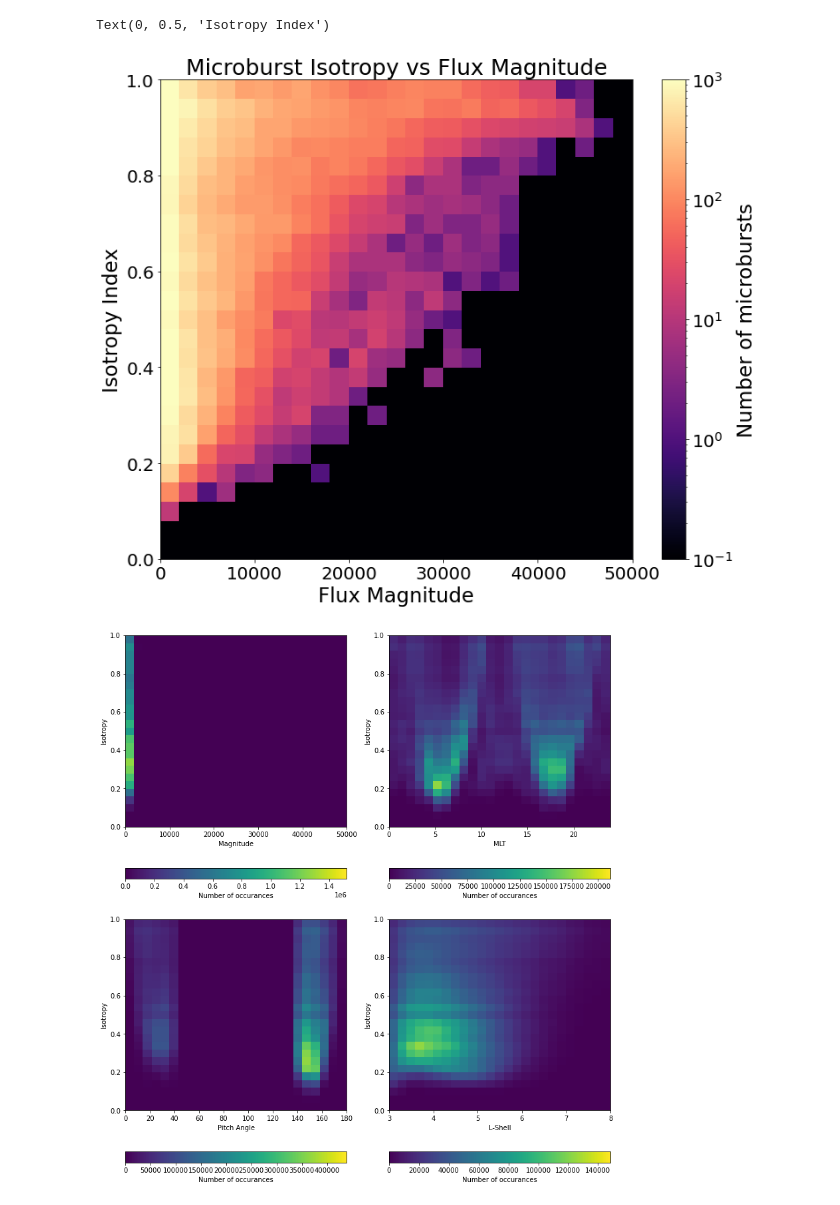
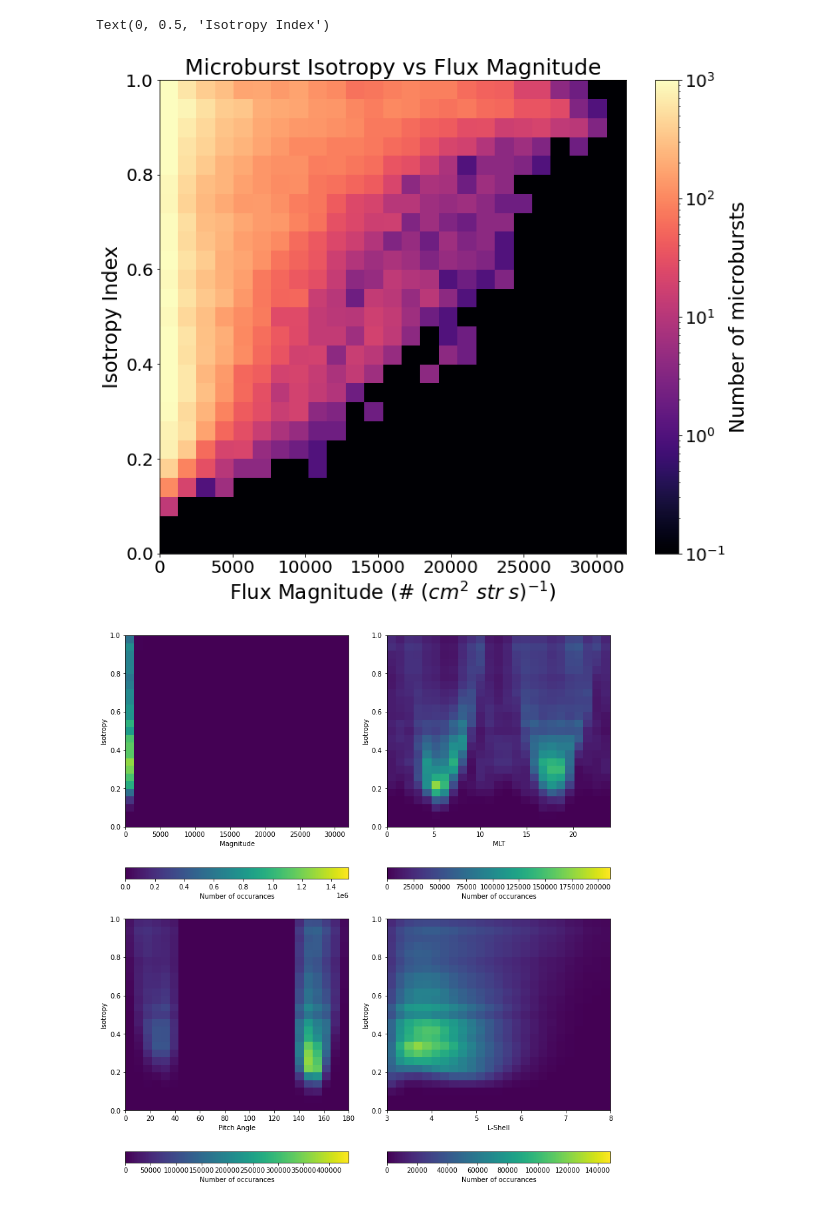
Before and after one commit to conradmr98/lasp-microburst-research, a Jupyter notebook: sampexlib/SAMPEX/Binned_Iso_HIST (year).ipynb, the cells around one changed output. Drawn from its saved outputs; the diff is of its cells as text; code cells hidden in the pictures.

```diff
--- a/sampexlib/SAMPEX/Binned_Iso_HIST (year).ipynb
+++ b/sampexlib/SAMPEX/Binned_Iso_HIST (year).ipynb
@@ -36,7 +36,7 @@ bin_num = 25
 
 iso_bins = np.linspace(0, max_iso, num=bin_num+1)
 
-mag_bins = np.linspace(0, 50000, num=bin_num+1)
+mag_bins = np.linspace(0, 33000, num=bin_num+1)
 MLT_bins = np.linspace(0, 24, num=bin_num+1)
 PA_bins = np.linspace(0, 180, num=bin_num+1)
 L_bins = np.linspace(3, 8, num=bin_num+1)
@@ -111,6 +111,9 @@ for day_of_year in np.arange(int(start_day), int(end_day)+1):
     # calculation of B_3 bin percentiles
     y_microburst, B_3_microburst, B_3 = mb_magnitude(N_100, N_100_microburst, A_500)
 
+    ### COUNTS TO FLUX CONVERT ###
+    y_microburst = counts2flux(y_microburst)
+
     y = N_100 - B_3
     y_background = y[BG_mask]
 
@@ -191,0 +207,6 @@ plt.show()
+# %%
+print(mag_bins)
+print(counts2flux(mag_bins))
+print(counts2flux(48000))
+
+mag_bins = np.linspace(0, 32000, num=bin_num+1)
@@ -192,24 +221,24 @@ plt.show()
 # %%
 import matplotlib.ticker as mticker
 # plot IvMag_MB for report
 plt.figure(figsize = (12,10))
 plt.title(f'Microburst Isotropy vs Flux Magnitude', fontsize = 25)
 p_IvMag_MB = plt.pcolormesh(mag_bins, iso_bins, H_IvMag_MB.T, cmap='magma', norm=colors.LogNorm(vmin=1e-1, vmax=1000))
 cb = plt.colorbar(p_IvMag_MB, pad = 0.05, orientation='vertical')
 cb.set_label(label='Number of microbursts', size = 23)
 cb.ax.tick_params(labelsize = 20)
 plt.xticks(fontsize = 20)
 plt.yticks(fontsize = 20)
-plt.xlabel('Flux Magnitude', fontsize = 23)
+plt.xlabel('Flux Magnitude (# $(cm^2$ $str$ $s)^{-1}$)', fontsize = 23)
 #ax = plt.gca()
 #f = mticker.ScalarFormatter(useOffset=False, useMathText=True)
 #g = lambda x,pos : "${}$".format(f._formatSciNotation('%1.10e' % x))
 #ax.xaxis.set_major_formatter(mticker.FuncFormatter(g))
 
 plt.ylabel('Isotropy Index', fontsize = 23)
 # %% [output]
 Text(0, 0.5, 'Isotropy Index')
-[figure, old version]
+[figure, new version]
 # %%
 ###### BACKGROUND ISO vs PARAMETERS #######
 # Make the four plots.
@@ -238,7 +267,7 @@ ax[1,1].set_ylabel('Isotropy')
 plt.tight_layout()
 plt.show()
 # %% [output]
-[figure, old version]
+[figure, new version]
 # %%
 #diff_MLT = H_IvMLT_BG - H_IvMLT_MB
 #diff_PA = H_IvPA_BG - H_IvPA_MB
```
Also changed, not shown: parts of 6 cells of this notebook, 27 other files.
